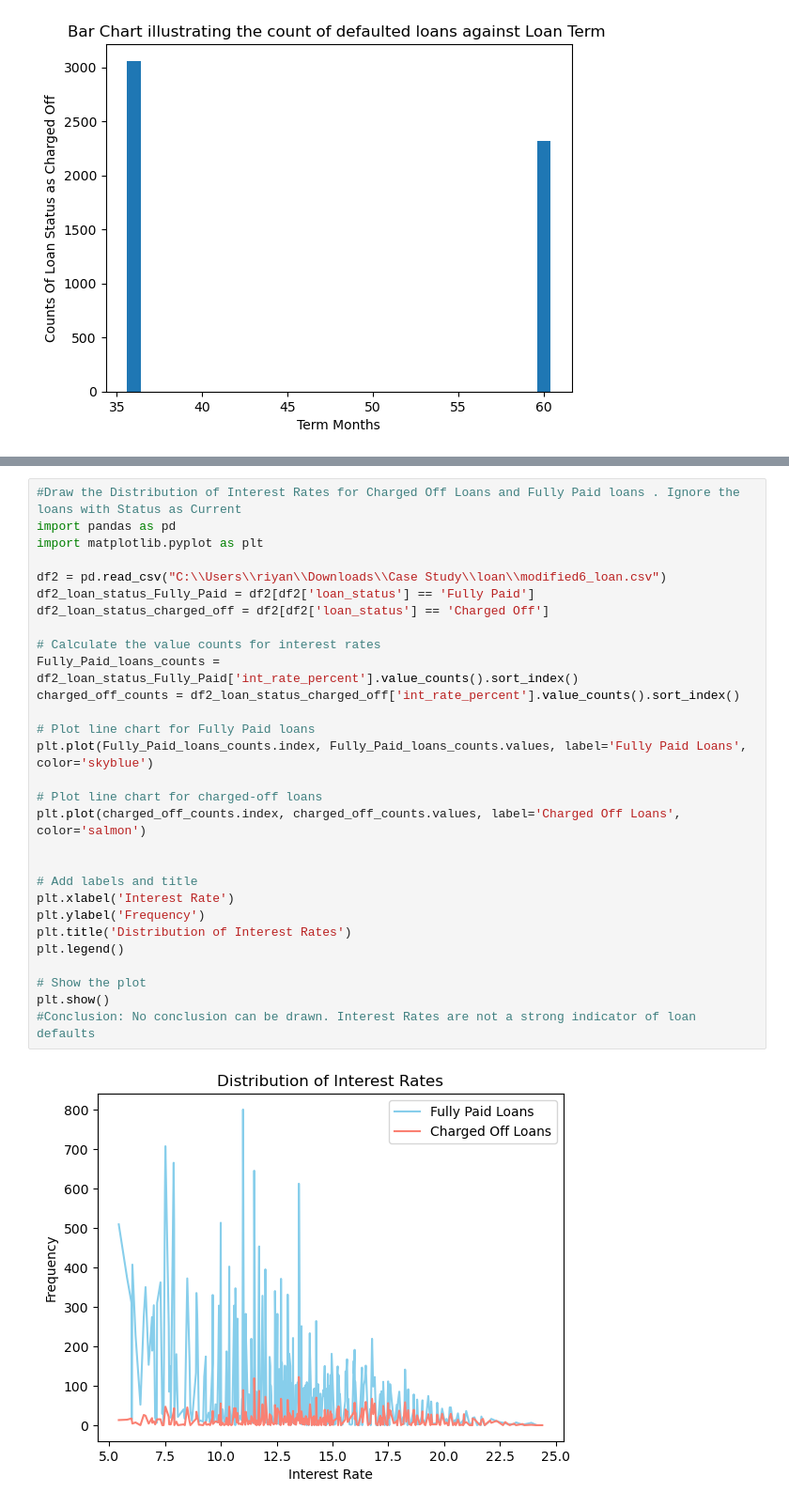
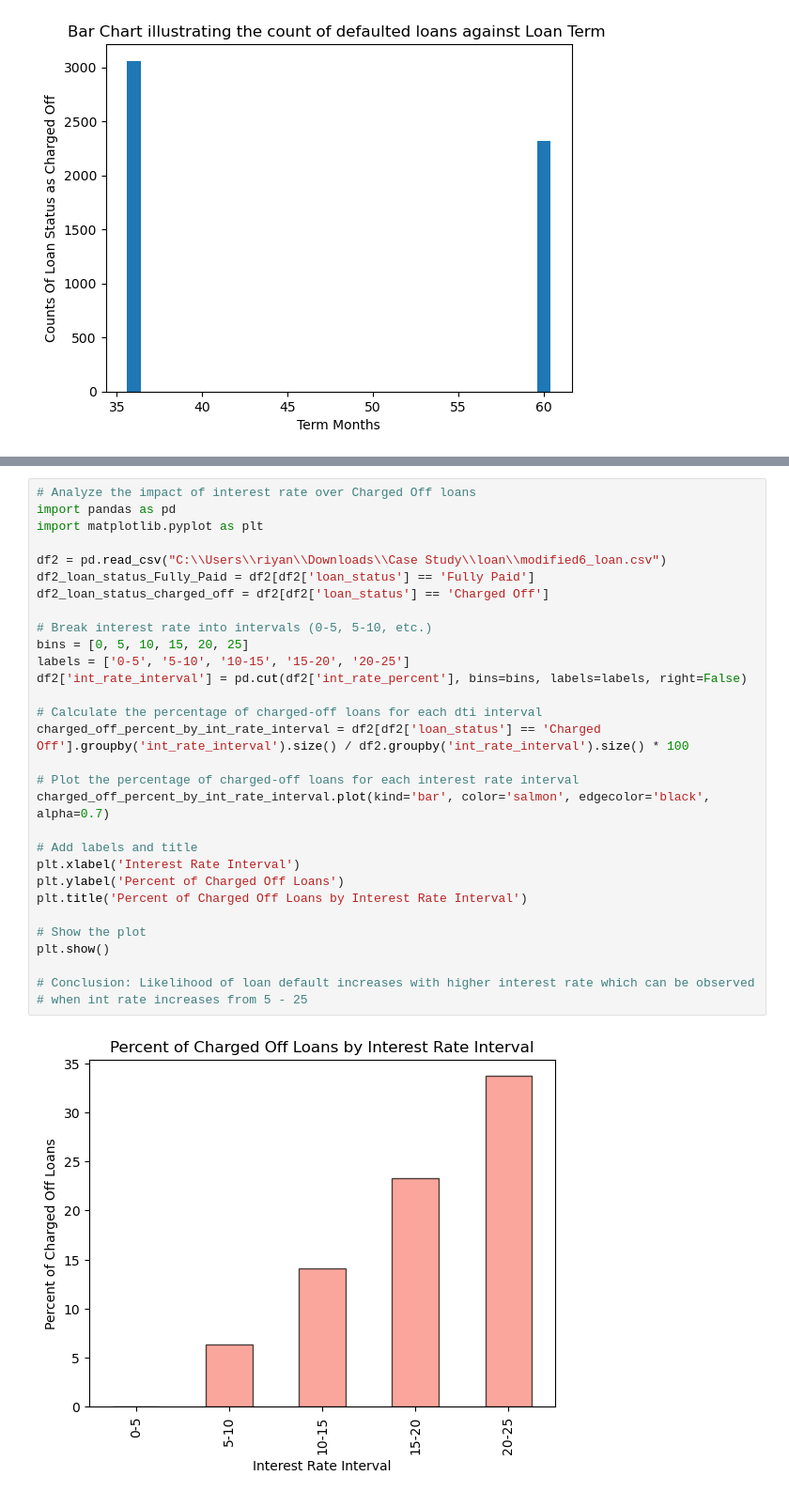
Before and after one commit to ashandish/Lending_Club_Case_Study, a Jupyter notebook: Ashish_Kumar_Sharma.ipynb, the cells around one changed output, grey strips where cells are left out. Shown at 94% size. Drawn from its saved outputs; the diff is of its cells as text.

Commit message:
Updated code and plotting for interest rate by using interest rate intervals

```diff
--- a/Ashish_Kumar_Sharma.ipynb
+++ b/Ashish_Kumar_Sharma.ipynb
@@ -359,34 +286,35 @@ plt.show()
-# %%
-#Draw the Distribution of Interest Rates for Charged Off Loans and Fully Paid loans . Ignore the loans with Status as Current
-import pandas as pd
-import matplotlib.pyplot as plt
-
-df2 = pd.read_csv("C:\\Users\\riyan\\Downloads\\Case Study\\loan\\modified6_loan.csv")
-df2_loan_status_Fully_Paid = df2[df2['loan_status'] == 'Fully Paid']
-df2_loan_status_charged_off = df2[df2['loan_status'] == 'Charged Off']
-
-# Calculate the value counts for interest rates
-Fully_Paid_loans_counts = df2_loan_status_Fully_Paid['int_rate_percent'].value_counts().sort_index()
-charged_off_counts = df2_loan_status_charged_off['int_rate_percent'].value_counts().sort_index()
-
-# Plot line chart for Fully Paid loans
-plt.plot(Fully_Paid_loans_counts.index, Fully_Paid_loans_counts.values, label='Fully Paid Loans', color='skyblue')
-
-# Plot line chart for charged-off loans
-plt.plot(charged_off_counts.index, charged_off_counts.values, label='Charged Off Loans', color='salmon')
-
-
-# Add labels and title
-plt.xlabel('Interest Rate')
-plt.ylabel('Frequency')
-plt.title('Distribution of Interest Rates')
-plt.legend()
-
-# Show the plot
-plt.show()
-#Conclusion: No conclusion can be drawn. Interest Rates are not a strong indicator of loan defaults
-# %% [output]
-[figure, removed]
+# %%
+# Analyze the impact of interest rate over Charged Off loans
+import pandas as pd
+import matplotlib.pyplot as plt
+
+df2 = pd.read_csv("C:\\Users\\riyan\\Downloads\\Case Study\\loan\\modified6_loan.csv")
+df2_loan_status_Fully_Paid = df2[df2['loan_status'] == 'Fully Paid']
+df2_loan_status_charged_off = df2[df2['loan_status'] == 'Charged Off']
+
+# Break interest rate into intervals (0-5, 5-10, etc.)
+bins = [0, 5, 10, 15, 20, 25]
+labels = ['0-5', '5-10', '10-15', '15-20', '20-25']
+df2['int_rate_interval'] = pd.cut(df2['int_rate_percent'], bins=bins, labels=labels, right=False)
+
+# Calculate the percentage of charged-off loans for each dti interval
+charged_off_percent_by_int_rate_interval = df2[df2['loan_status'] == 'Charged Off'].groupby('int_rate_interval').size() / df2.groupby('int_rate_interval').size() * 100
+
+# Plot the percentage of charged-off loans for each interest rate interval
+charged_off_percent_by_int_rate_interval.plot(kind='bar', color='salmon', edgecolor='black', alpha=0.7)
+
+# Add labels and title
+plt.xlabel('Interest Rate Interval')
+plt.ylabel('Percent of Charged Off Loans')
+plt.title('Percent of Charged Off Loans by Interest Rate Interval')
+
+# Show the plot
+plt.show()
+
+# Conclusion: Likelihood of loan default increases with higher interest rate which can be observed
+# when int rate increases from 5 - 25
+# %% [output]
+[figure, added]
 # %%
 #Draw the Distribution of Grades for Charged Off Loans and Fully Paid loans . Ignore the loans with Status as Current
 import pandas as pd
```
Also changed, not shown: parts of 3 cells of this notebook.
